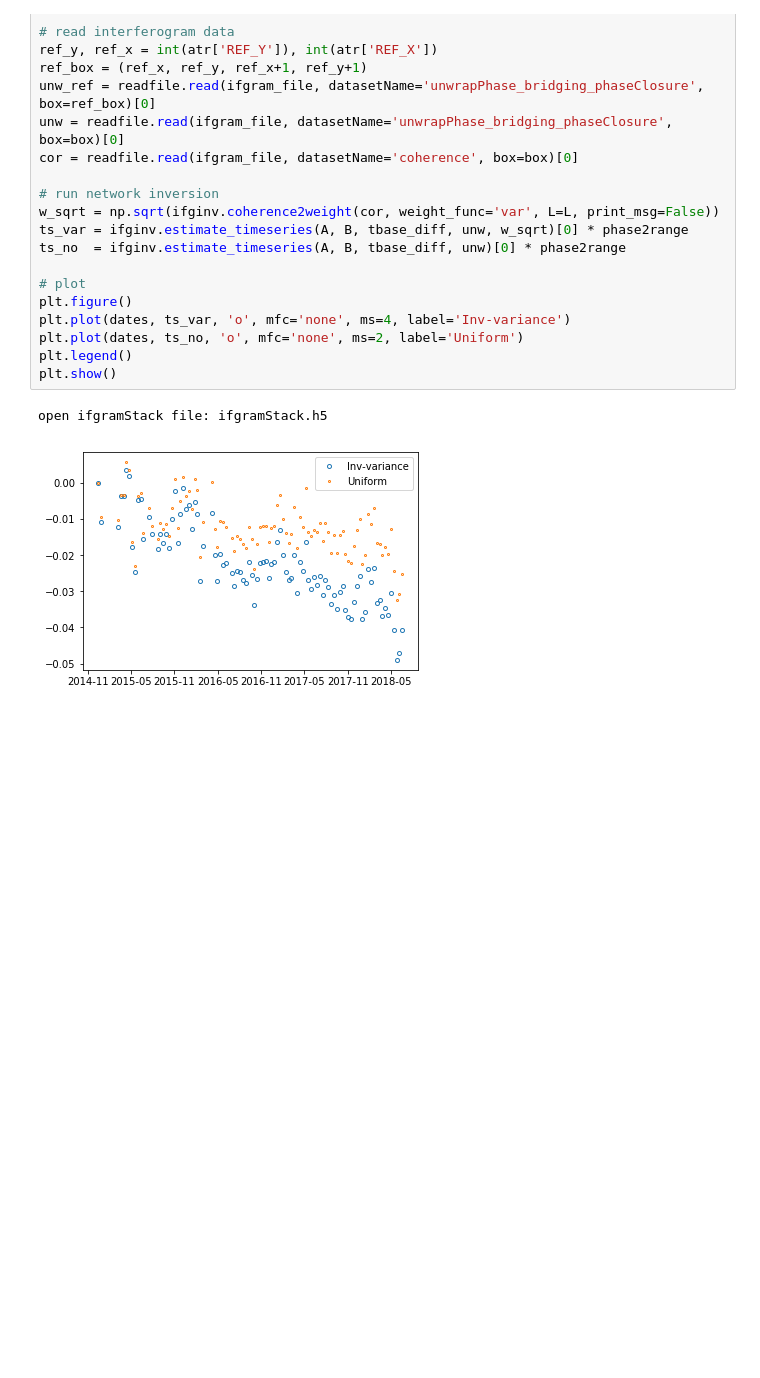
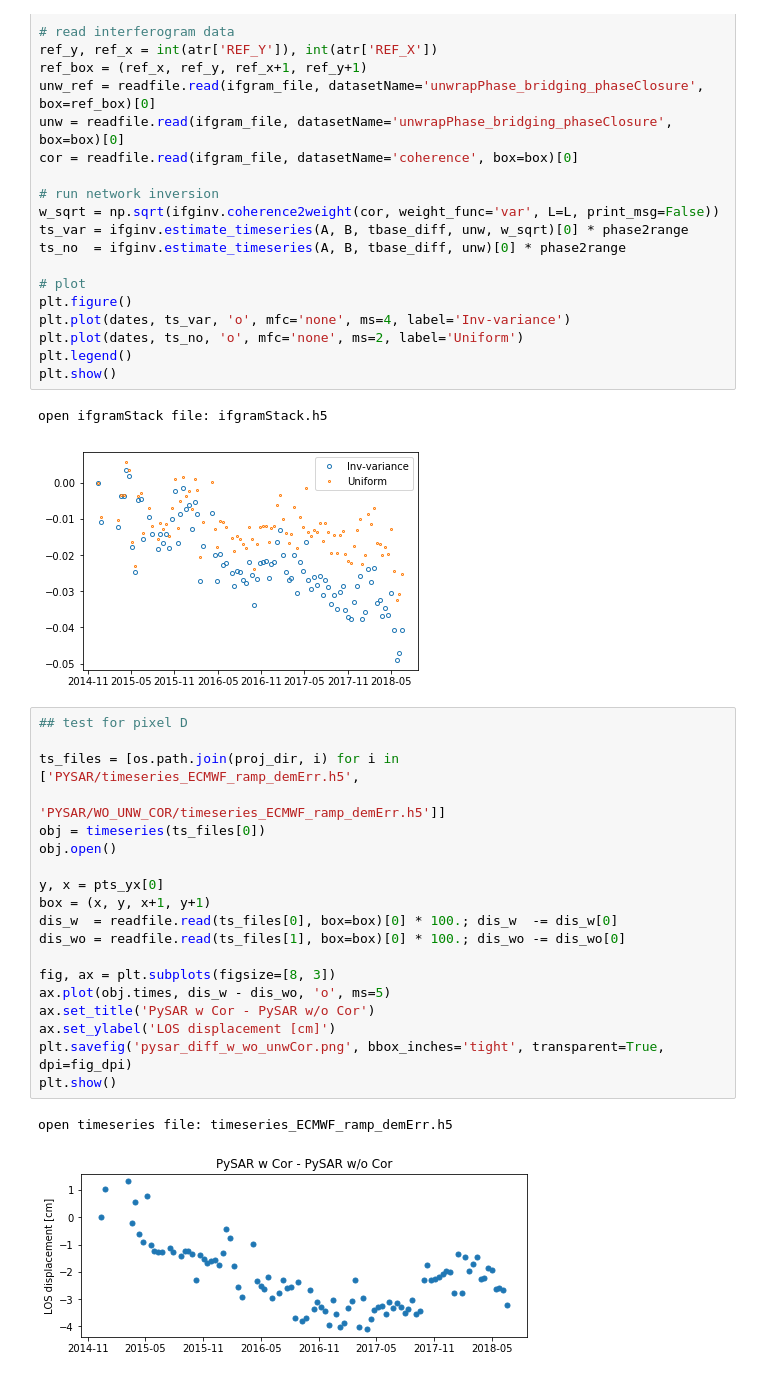
Before and after one commit to geodesymiami/Yunjun_et_al-2019-MintPy, a Jupyter notebook: Fig_16_PySAR_vs_GIAnT.ipynb, the cells around one changed output. Saved outputs shown, nothing was run; the diff lists cells and outputs as text; blank space fills up the shorter version.

```diff
--- a/Fig_16_PySAR_vs_GIAnT.ipynb
+++ b/Fig_16_PySAR_vs_GIAnT.ipynb
@@ -329,3 +329,25 @@ plt.show()
 # %% [output]
 open ifgramStack file: ifgramStack.h5
 [figure]
+# %%
+## test for pixel D
+
+ts_files = [os.path.join(proj_dir, i) for i in ['PYSAR/timeseries_ECMWF_ramp_demErr.h5',
+                                                'PYSAR/WO_UNW_COR/timeseries_ECMWF_ramp_demErr.h5']]
+obj = timeseries(ts_files[0])
+obj.open()
+
+y, x = pts_yx[0]
+box = (x, y, x+1, y+1)
+dis_w  = readfile.read(ts_files[0], box=box)[0] * 100.; dis_w  -= dis_w[0]
+dis_wo = readfile.read(ts_files[1], box=box)[0] * 100.; dis_wo -= dis_wo[0]
+
+fig, ax = plt.subplots(figsize=[8, 3])
+ax.plot(obj.times, dis_w - dis_wo, 'o', ms=5)
+ax.set_title('PySAR w Cor - PySAR w/o Cor')
+ax.set_ylabel('LOS displacement [cm]')
+plt.savefig('pysar_diff_w_wo_unwCor.png', bbox_inches='tight', transparent=True, dpi=fig_dpi)
+plt.show()
+# %% [output]
+open timeseries file: timeseries_ECMWF_ramp_demErr.h5
+[figure, added]
```
Also changed, not shown: parts of 2 cells of this notebook, 1 other file.
